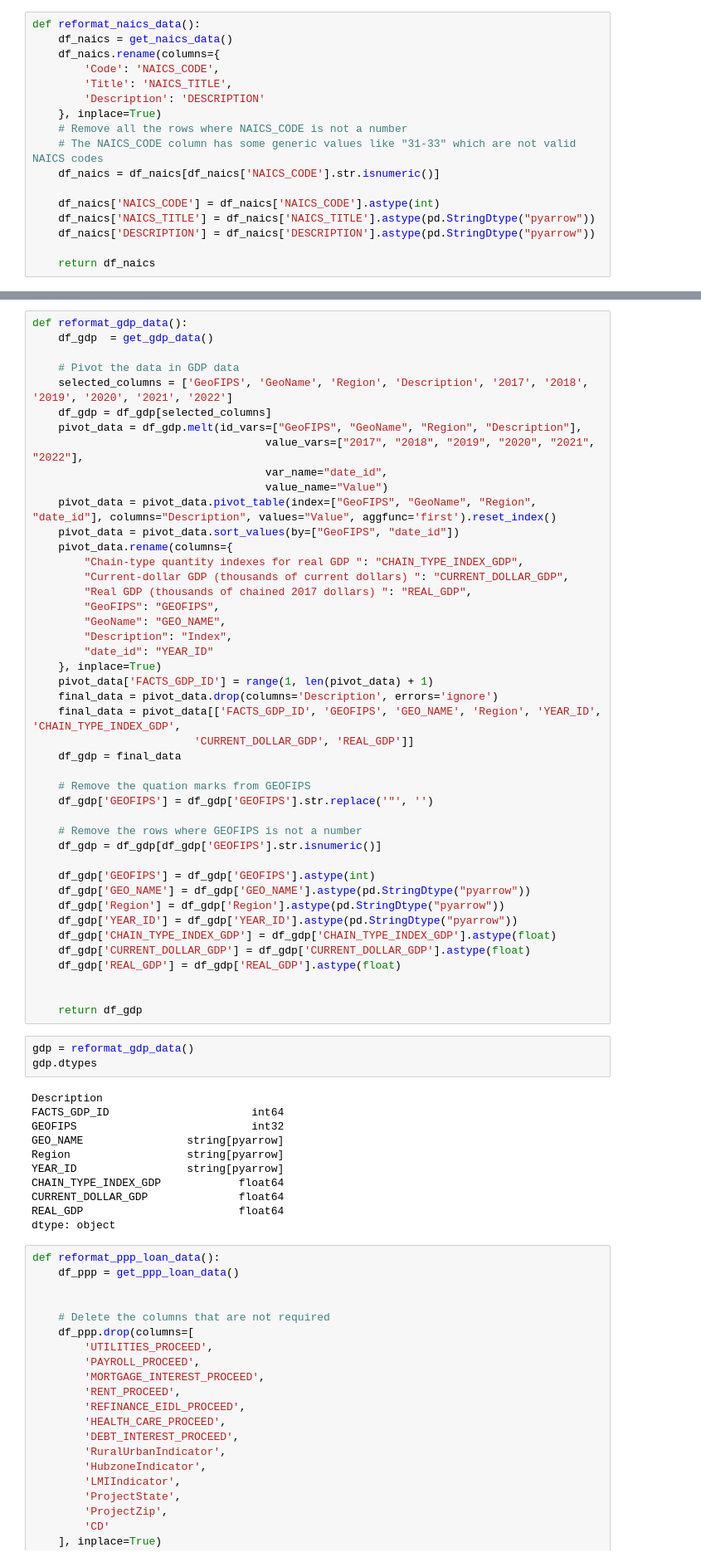
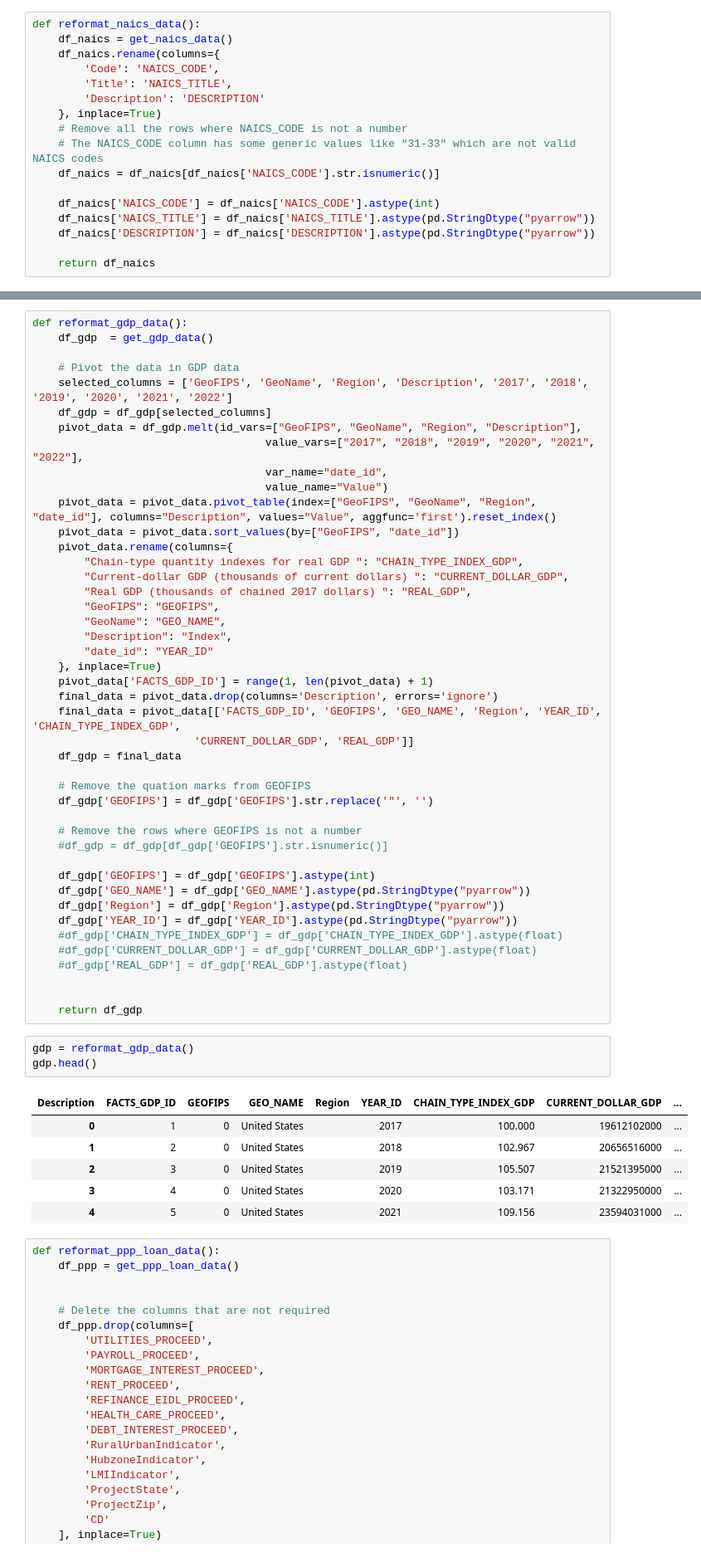
Before and after one commit to joseASC6/PPP_loan_analysis, a Jupyter notebook: programming_scripts/transform_and_load_data.ipynb, the cells around one changed output, grey strips where cells are left out. Shown: that part at 83% size. Cells and saved outputs as stored; diff of their text form.

```diff
--- a/programming_scripts/transform_and_load_data.ipynb
+++ b/programming_scripts/transform_and_load_data.ipynb
@@ -270,32 +268,28 @@ def reformat_gdp_data():
     df_gdp['GEOFIPS'] = df_gdp['GEOFIPS'].str.replace('"', '')
 
     # Remove the rows where GEOFIPS is not a number
-    df_gdp = df_gdp[df_gdp['GEOFIPS'].str.isnumeric()]
+    #df_gdp = df_gdp[df_gdp['GEOFIPS'].str.isnumeric()]
 
     df_gdp['GEOFIPS'] = df_gdp['GEOFIPS'].astype(int)
     df_gdp['GEO_NAME'] = df_gdp['GEO_NAME'].astype(pd.StringDtype("pyarrow"))
     df_gdp['Region'] = df_gdp['Region'].astype(pd.StringDtype("pyarrow"))
     df_gdp['YEAR_ID'] = df_gdp['YEAR_ID'].astype(pd.StringDtype("pyarrow"))
-    df_gdp['CHAIN_TYPE_INDEX_GDP'] = df_gdp['CHAIN_TYPE_INDEX_GDP'].astype(float)
-    df_gdp['CURRENT_DOLLAR_GDP'] = df_gdp['CURRENT_DOLLAR_GDP'].astype(float)
-    df_gdp['REAL_GDP'] = df_gdp['REAL_GDP'].astype(float)
+    #df_gdp['CHAIN_TYPE_INDEX_GDP'] = df_gdp['CHAIN_TYPE_INDEX_GDP'].astype(float)
+    #df_gdp['CURRENT_DOLLAR_GDP'] = df_gdp['CURRENT_DOLLAR_GDP'].astype(float)
+    #df_gdp['REAL_GDP'] = df_gdp['REAL_GDP'].astype(float)
 
 
     return df_gdp
 # %%
 gdp = reformat_gdp_data()
-gdp.dtypes
+gdp.head()
 # %% [output]
-Description
-FACTS_GDP_ID                      int64
-GEOFIPS                           int32
-GEO_NAME                string[pyarrow]
-Region                  string[pyarrow]
-YEAR_ID                 string[pyarrow]
-CHAIN_TYPE_INDEX_GDP            float64
-CURRENT_DOLLAR_GDP              float64
-REAL_GDP                        float64
-dtype: object
+| Description | FACTS_GDP_ID | GEOFIPS | GEO_NAME | Region | YEAR_ID | CHAIN_TYPE_INDEX_GDP | CURRENT_DOLLAR_GDP | ... |
+| 0 | 1 | 0 | United States |  | 2017 | 100.000 | 19612102000 | ... |
+| 1 | 2 | 0 | United States |  | 2018 | 102.967 | 20656516000 | ... |
+| 2 | 3 | 0 | United States |  | 2019 | 105.507 | 21521395000 | ... |
+| 3 | 4 | 0 | United States |  | 2020 | 103.171 | 21322950000 | ... |
+| 4 | 5 | 0 | United States |  | 2021 | 109.156 | 23594031000 | ... |
 # %%
 def reformat_ppp_loan_data():
     df_ppp = get_ppp_loan_data()
```
Also changed, not shown: parts of 19 cells of this notebook.
